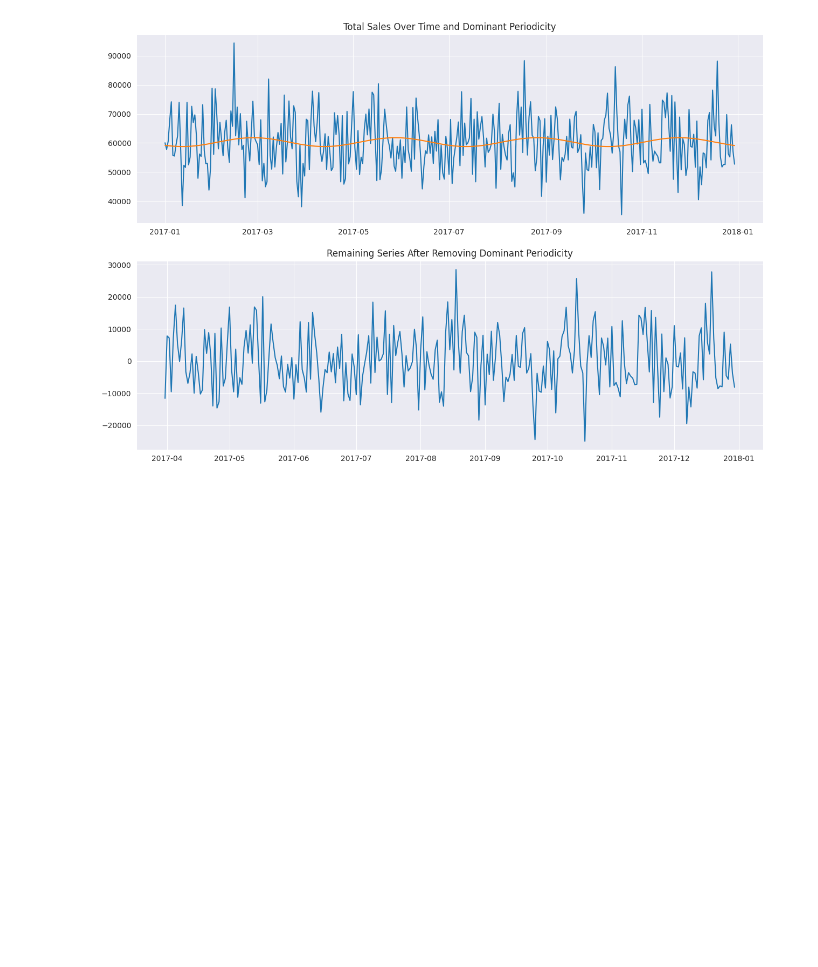
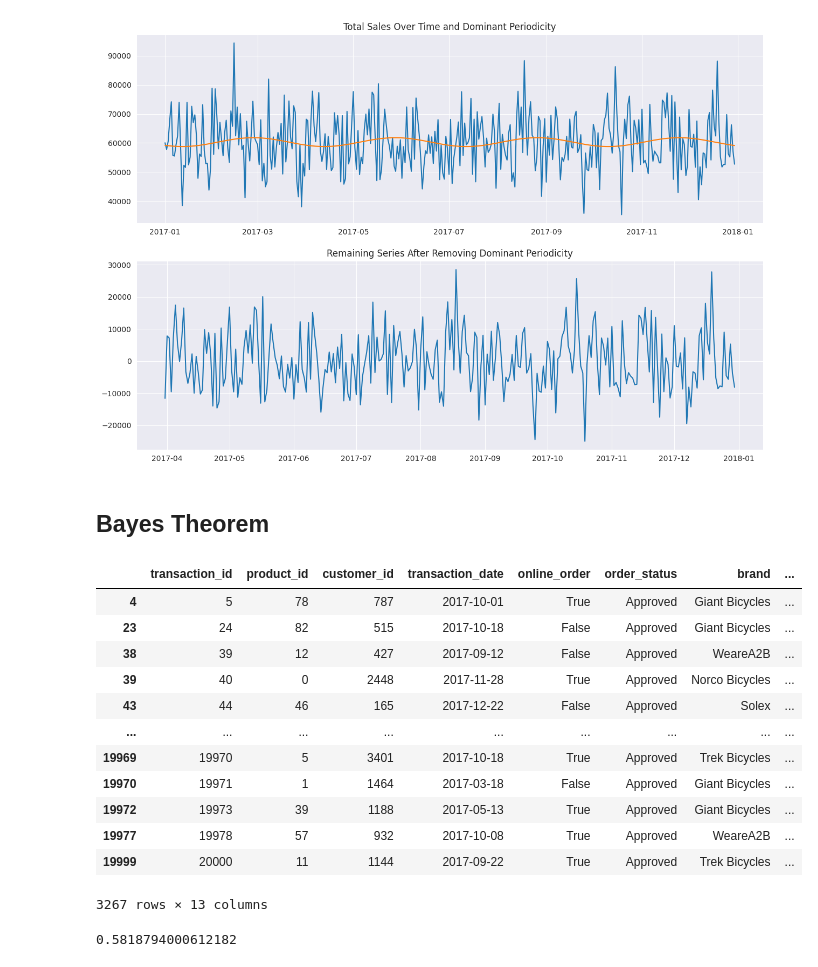
Before and after one commit to Kamal578/STDA_Project_0, a Jupyter notebook: project.ipynb, the cells around one changed output. Saved outputs shown, nothing was run; the diff lists cells and outputs as text; code cells hidden in the pictures; blank space fills up the shorter version.

```diff
--- a/project.ipynb
+++ b/project.ipynb
@@ -518,3 +542,31 @@ plt.show()
 # %% [output]
 Dominant Periodicity: 90 days, Dominant Amplitude: 1523.48
 [figure]
+# %% [markdown]
+## Bayes Theorem
+# %%
+# calculate the probability of a customer from New South Wales (NSW) buying a bicycle with list_price > 1000 given that the customer is younger than 40 years old
+# P(A|B) = P(B|A) * P(A) / P(B)
+nsw_customers = df_addresses[df_addresses['state'] == 'NSW']['customer_id']
+nsw_customers_under40 =  [(df_demographics['customer_id'].isin(nsw_customers)) & (df_demographics['age'] < 40)]['customer_id']
+filtered_transactions = df[(df['customer_id'].isin(nsw_customers_under40))]
+filtered_transactions
+# %% [output]
+|  | transaction_id | product_id | customer_id | transaction_date | online_order | order_status | brand | ... |
+| 4 | 5 | 78 | 787 | 2017-10-01 | True | Approved | Giant Bicycles | ... |
+| 23 | 24 | 82 | 515 | 2017-10-18 | False | Approved | Giant Bicycles | ... |
+| 38 | 39 | 12 | 427 | 2017-09-12 | False | Approved | WeareA2B | ... |
+| 39 | 40 | 0 | 2448 | 2017-11-28 | True | Approved | Norco Bicycles | ... |
+| 43 | 44 | 46 | 165 | 2017-12-22 | False | Approved | Solex | ... |
+| ... | ... | ... | ... | ... | ... | ... | ... | ... |
+| 19969 | 19970 | 5 | 3401 | 2017-10-18 | True | Approved | Trek Bicycles | ... |
+| 19970 | 19971 | 1 | 1464 | 2017-03-18 | False | Approved | Giant Bicycles | ... |
+| 19972 | 19973 | 39 | 1188 | 2017-05-13 | True | Approved | Giant Bicycles | ... |
+| 19977 | 19978 | 57 | 932 | 2017-10-08 | True | Approved | WeareA2B | ... |
+| 19999 | 20000 | 11 | 1144 | 2017-09-22 | True | Approved | Trek Bicycles | ... |
+3267 rows × 13 columns
+# %%
+probability= filtered_transactions[filtered_transactions['list_price'] > 1000].shape[0] / filtered_transactions.shape[0]
+probability
+# %% [output]
+0.5818794000612182
```
Also changed, not shown: parts of 2 cells of this notebook.
